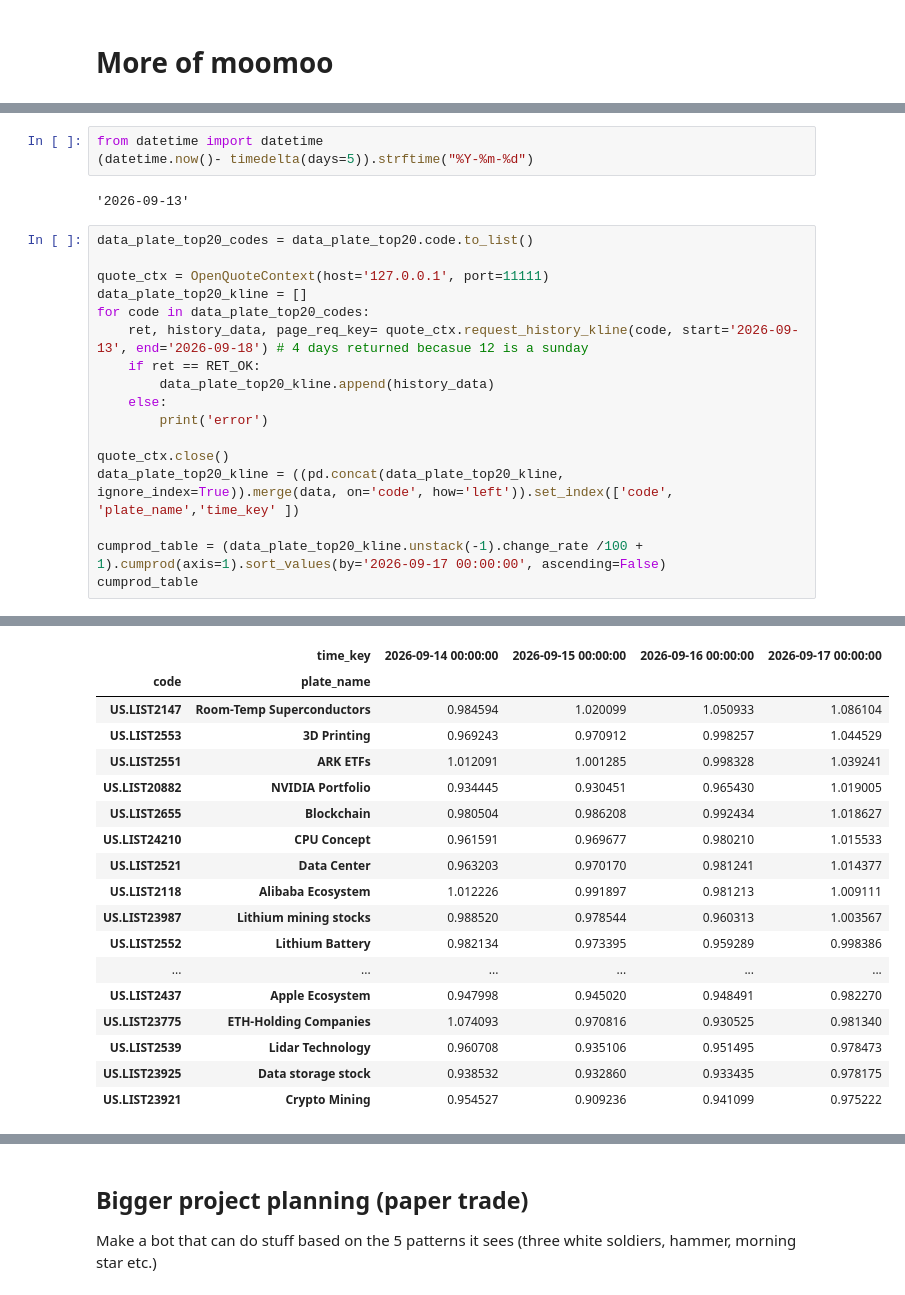
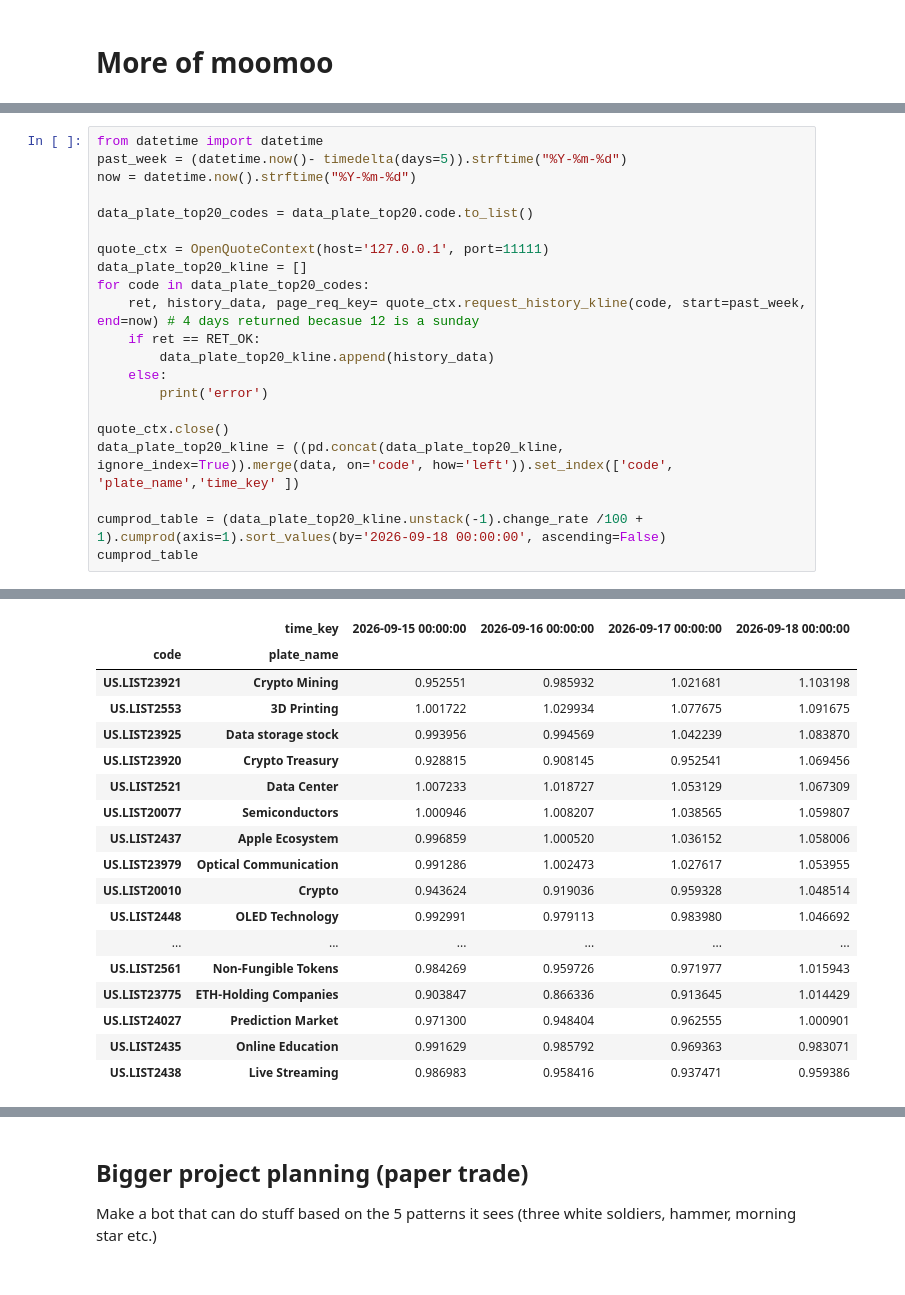
Before and after one commit to trashprog/fin-bot, a Jupyter notebook: notebooks/trading.ipynb, the cells around one changed output, grey strips where cells are left out. Cells and saved outputs as stored; diff of their text form.

```diff
--- a/notebooks/trading.ipynb
+++ b/notebooks/trading.ipynb
@@ -572,15 +572,14 @@ data_plate_top20
-# %%
-from datetime import datetime
-(datetime.now()- timedelta(days=5)).strftime("%Y-%m-%d")
-# %% [output]
-'2026-09-13'
 # %%
+from datetime import datetime
+past_week = (datetime.now()- timedelta(days=5)).strftime("%Y-%m-%d")
+now = datetime.now().strftime("%Y-%m-%d")
+
 data_plate_top20_codes = data_plate_top20.code.to_list()
 
 quote_ctx = OpenQuoteContext(host='127.0.0.1', port=11111)
 data_plate_top20_kline = []
 for code in data_plate_top20_codes:
-    ret, history_data, page_req_key= quote_ctx.request_history_kline(code, start='2026-09-13', end='2026-09-18') # 4 days returned becasue 12 is a sunday
+    ret, history_data, page_req_key= quote_ctx.request_history_kline(code, start=past_week, end=now) # 4 days returned becasue 12 is a sunday
     if ret == RET_OK:
         data_plate_top20_kline.append(history_data)
     else:
@@ -589,6 +588,6 @@ for code in data_plate_top20_codes:
 quote_ctx.close()
 data_plate_top20_kline = ((pd.concat(data_plate_top20_kline, ignore_index=True)).merge(data, on='code', how='left')).set_index(['code', 'plate_name','time_key' ])
 
-cumprod_table = (data_plate_top20_kline.unstack(-1).change_rate /100 + 1).cumprod(axis=1).sort_values(by='2026-09-17 00:00:00', ascending=False)
+cumprod_table = (data_plate_top20_kline.unstack(-1).change_rate /100 + 1).cumprod(axis=1).sort_values(by='2026-09-18 00:00:00', ascending=False)
 cumprod_table
 # %% [output]
@@ -597,18 +596,18 @@ cumprod_table
-|  | time_key | 2026-09-14 00:00:00 | 2026-09-15 00:00:00 | 2026-09-16 00:00:00 | 2026-09-17 00:00:00 |
+|  | time_key | 2026-09-15 00:00:00 | 2026-09-16 00:00:00 | 2026-09-17 00:00:00 | 2026-09-18 00:00:00 |
 | code | plate_name |  |  |  |  |
-| US.LIST2147 | Room-Temp Superconductors | 0.984594 | 1.020099 | 1.050933 | 1.086104 |
-| US.LIST2553 | 3D Printing | 0.969243 | 0.970912 | 0.998257 | 1.044529 |
-| US.LIST2551 | ARK ETFs | 1.012091 | 1.001285 | 0.998328 | 1.039241 |
-| US.LIST20882 | NVIDIA Portfolio | 0.934445 | 0.930451 | 0.965430 | 1.019005 |
-| US.LIST2655 | Blockchain | 0.980504 | 0.986208 | 0.992434 | 1.018627 |
-| US.LIST24210 | CPU Concept | 0.961591 | 0.969677 | 0.980210 | 1.015533 |
-| US.LIST2521 | Data Center | 0.963203 | 0.970170 | 0.981241 | 1.014377 |
-| US.LIST2118 | Alibaba Ecosystem | 1.012226 | 0.991897 | 0.981213 | 1.009111 |
-| US.LIST23987 | Lithium mining stocks | 0.988520 | 0.978544 | 0.960313 | 1.003567 |
-| US.LIST2552 | Lithium Battery | 0.982134 | 0.973395 | 0.959289 | 0.998386 |
+| US.LIST23921 | Crypto Mining | 0.952551 | 0.985932 | 1.021681 | 1.103198 |
+| US.LIST2553 | 3D Printing | 1.001722 | 1.029934 | 1.077675 | 1.091675 |
+| US.LIST23925 | Data storage stock | 0.993956 | 0.994569 | 1.042239 | 1.083870 |
+| US.LIST23920 | Crypto Treasury | 0.928815 | 0.908145 | 0.952541 | 1.069456 |
+| US.LIST2521 | Data Center | 1.007233 | 1.018727 | 1.053129 | 1.067309 |
+| US.LIST20077 | Semiconductors | 1.000946 | 1.008207 | 1.038565 | 1.059807 |
+| US.LIST2437 | Apple Ecosystem | 0.996859 | 1.000520 | 1.036152 | 1.058006 |
+| US.LIST23979 | Optical Communication | 0.991286 | 1.002473 | 1.027617 | 1.053955 |
+| US.LIST20010 | Crypto | 0.943624 | 0.919036 | 0.959328 | 1.048514 |
+| US.LIST2448 | OLED Technology | 0.992991 | 0.979113 | 0.983980 | 1.046692 |
 | ... | ... | ... | ... | ... | ... |
-| US.LIST2437 | Apple Ecosystem | 0.947998 | 0.945020 | 0.948491 | 0.982270 |
-| US.LIST23775 | ETH-Holding Companies | 1.074093 | 0.970816 | 0.930525 | 0.981340 |
-| US.LIST2539 | Lidar Technology | 0.960708 | 0.935106 | 0.951495 | 0.978473 |
-| US.LIST23925 | Data storage stock | 0.938532 | 0.932860 | 0.933435 | 0.978175 |
-| US.LIST23921 | Crypto Mining | 0.954527 | 0.909236 | 0.941099 | 0.975222 |
+| US.LIST2561 | Non-Fungible Tokens | 0.984269 | 0.959726 | 0.971977 | 1.015943 |
+| US.LIST23775 | ETH-Holding Companies | 0.903847 | 0.866336 | 0.913645 | 1.014429 |
+| US.LIST24027 | Prediction Market | 0.971300 | 0.948404 | 0.962555 | 1.000901 |
+| US.LIST2435 | Online Education | 0.991629 | 0.985792 | 0.969363 | 0.983071 |
+| US.LIST2438 | Live Streaming | 0.986983 | 0.958416 | 0.937471 | 0.959386 |
```
Also changed, not shown: parts of 6 cells of this notebook.
